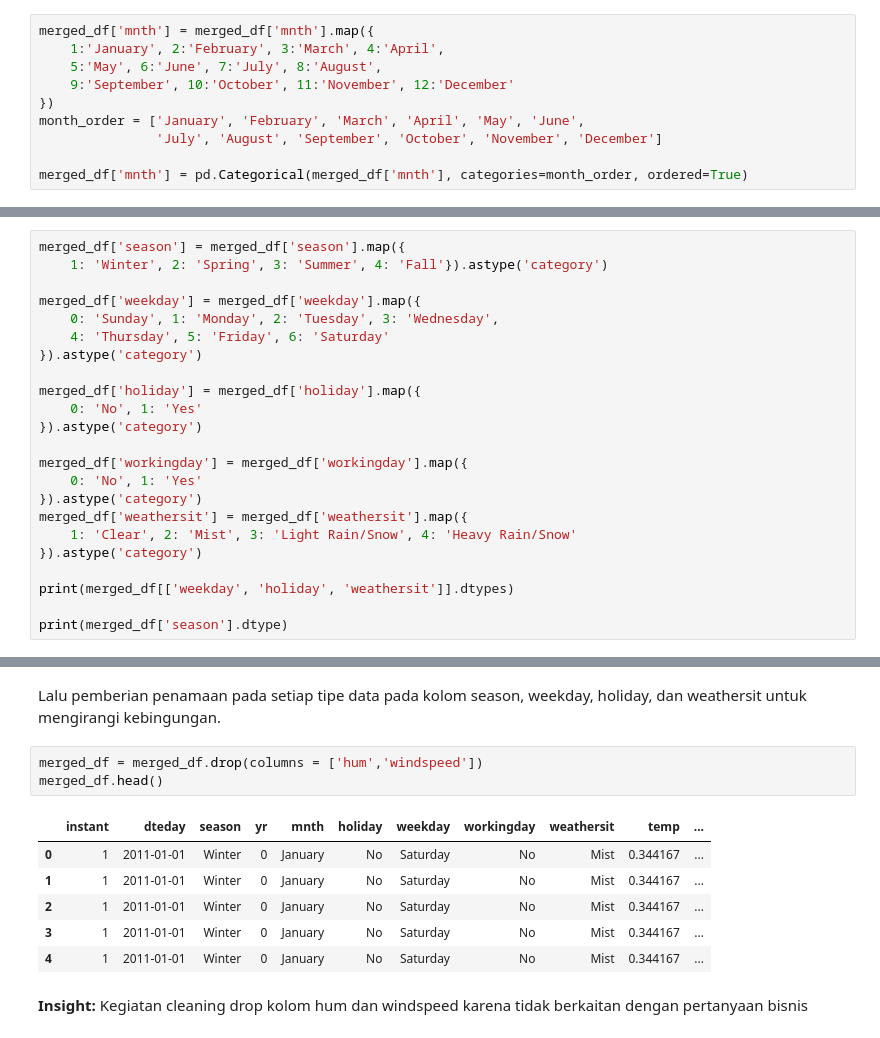
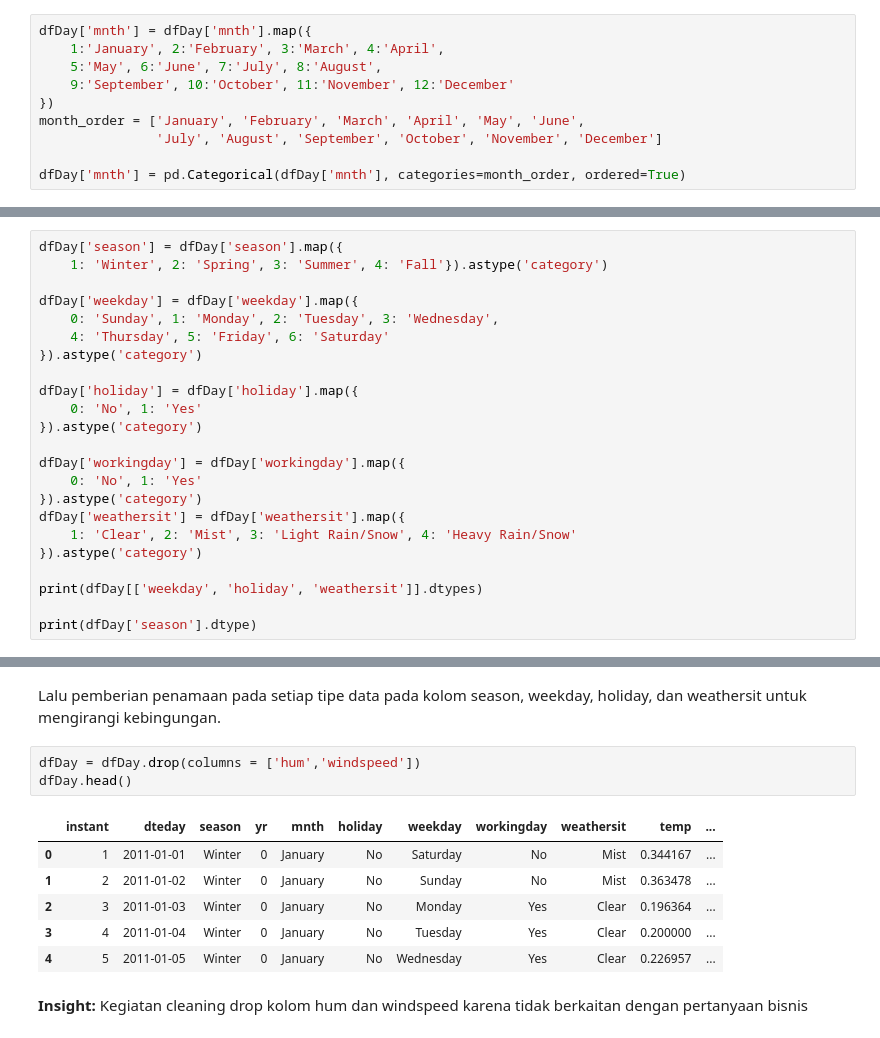
Before and after one commit to Occolus/latihanOlahData, a Jupyter notebook: Proyek_Analisis_Data.ipynb, the cells around one changed output, grey strips where cells are left out. Saved outputs shown, nothing was run; the diff lists cells and outputs as text.

```diff
--- a/Proyek_Analisis_Data.ipynb
+++ b/Proyek_Analisis_Data.ipynb
@@ -170,7 +159,7 @@ Karena dari kedua tabel tersebut hanya ada satu perbedaan yaitu pada kolom hr pa
 # %% [markdown]
 ### Cleaning Data
 # %%
-merged_df['mnth'] = merged_df['mnth'].map({
+dfDay['mnth'] = dfDay['mnth'].map({
     1:'January', 2:'February', 3:'March', 4:'April',
     5:'May', 6:'June', 7:'July', 8:'August',
     9:'September', 10:'October', 11:'November', 12:'December'
@@ -178,32 +167,32 @@ merged_df['mnth'] = merged_df['mnth'].map({
 month_order = ['January', 'February', 'March', 'April', 'May', 'June',
                'July', 'August', 'September', 'October', 'November', 'December']
 
-merged_df['mnth'] = pd.Categorical(merged_df['mnth'], categories=month_order, ordered=True)
+dfDay['mnth'] = pd.Categorical(dfDay['mnth'], categories=month_order, ordered=True)
 # %% [markdown]
 Memberikan Penamaan bulan, serta kondisi cuaca, musim
 # %%
-merged_df['season'] = merged_df['season'].map({
+dfDay['season'] = dfDay['season'].map({
     1: 'Winter', 2: 'Spring', 3: 'Summer', 4: 'Fall'}).astype('category')
 
-merged_df['weekday'] = merged_df['weekday'].map({
+dfDay['weekday'] = dfDay['weekday'].map({
     0: 'Sunday', 1: 'Monday', 2: 'Tuesday', 3: 'Wednesday',
     4: 'Thursday', 5: 'Friday', 6: 'Saturday'
 }).astype('category')
 
-merged_df['holiday'] = merged_df['holiday'].map({
+dfDay['holiday'] = dfDay['holiday'].map({
     0: 'No', 1: 'Yes'
 }).astype('category')
 
-merged_df['workingday'] = merged_df['workingday'].map({
+dfDay['workingday'] = dfDay['workingday'].map({
     0: 'No', 1: 'Yes'
 }).astype('category')
-merged_df['weathersit'] = merged_df['weathersit'].map({
+dfDay['weathersit'] = dfDay['weathersit'].map({
     1: 'Clear', 2: 'Mist', 3: 'Light Rain/Snow', 4: 'Heavy Rain/Snow'
 }).astype('category')
 
-print(merged_df[['weekday', 'holiday', 'weathersit']].dtypes)
+print(dfDay[['weekday', 'holiday', 'weathersit']].dtypes)
 
-print(merged_df['season'].dtype)
+print(dfDay['season'].dtype)
 # %% [output]
 weekday       category
 holiday       category
@@ -213,15 +202,15 @@ category
 # %% [markdown]
 Lalu pemberian penamaan pada setiap tipe data pada kolom season, weekday, holiday, dan weathersit untuk mengirangi kebingungan.
 # %%
-merged_df = merged_df.drop(columns = ['hum','windspeed'])
-merged_df.head()
+dfDay = dfDay.drop(columns = ['hum','windspeed'])
+dfDay.head()
 # %% [output]
 |  | instant | dteday | season | yr | mnth | holiday | weekday | workingday | weathersit | temp | ... |
 | 0 | 1 | 2011-01-01 | Winter | 0 | January | No | Saturday | No | Mist | 0.344167 | ... |
-| 1 | 1 | 2011-01-01 | Winter | 0 | January | No | Saturday | No | Mist | 0.344167 | ... |
-| 2 | 1 | 2011-01-01 | Winter | 0 | January | No | Saturday | No | Mist | 0.344167 | ... |
-| 3 | 1 | 2011-01-01 | Winter | 0 | January | No | Saturday | No | Mist | 0.344167 | ... |
-| 4 | 1 | 2011-01-01 | Winter | 0 | January | No | Saturday | No | Mist | 0.344167 | ... |
+| 1 | 2 | 2011-01-02 | Winter | 0 | January | No | Sunday | No | Mist | 0.363478 | ... |
+| 2 | 3 | 2011-01-03 | Winter | 0 | January | No | Monday | Yes | Clear | 0.196364 | ... |
+| 3 | 4 | 2011-01-04 | Winter | 0 | January | No | Tuesday | Yes | Clear | 0.200000 | ... |
+| 4 | 5 | 2011-01-05 | Winter | 0 | January | No | Wednesday | Yes | Clear | 0.226957 | ... |
 # %% [markdown]
 **Insight:**
 Kegiatan cleaning drop kolom hum dan windspeed karena tidak berkaitan dengan pertanyaan bisnis
```
Also changed, not shown: parts of 15 cells of this notebook, 1 other file.
